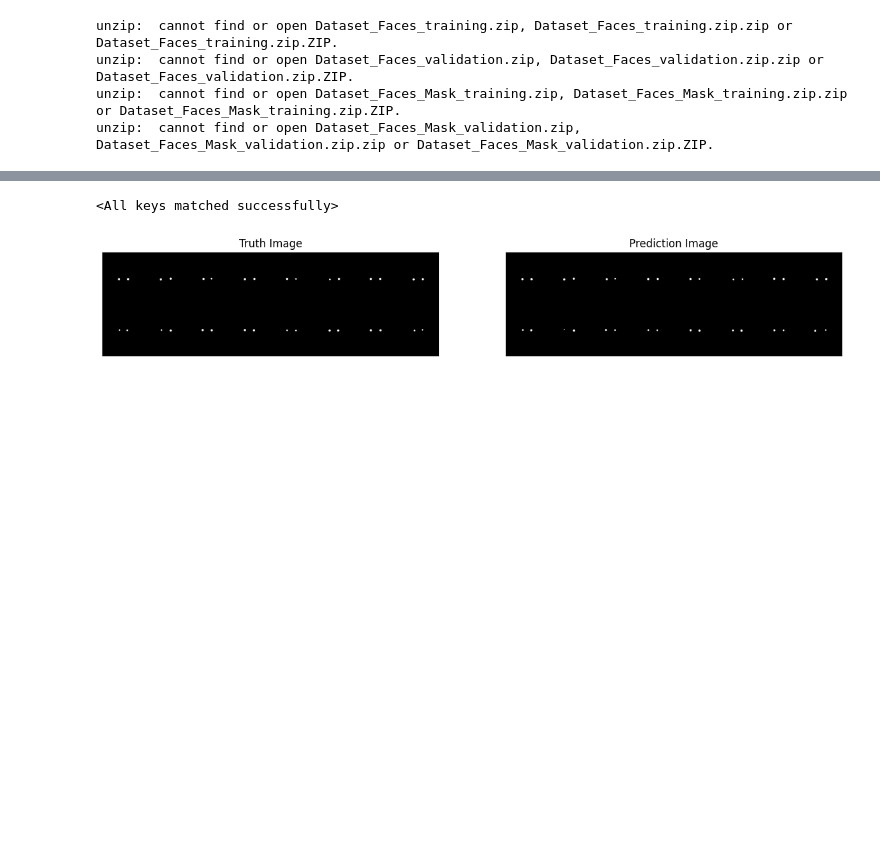
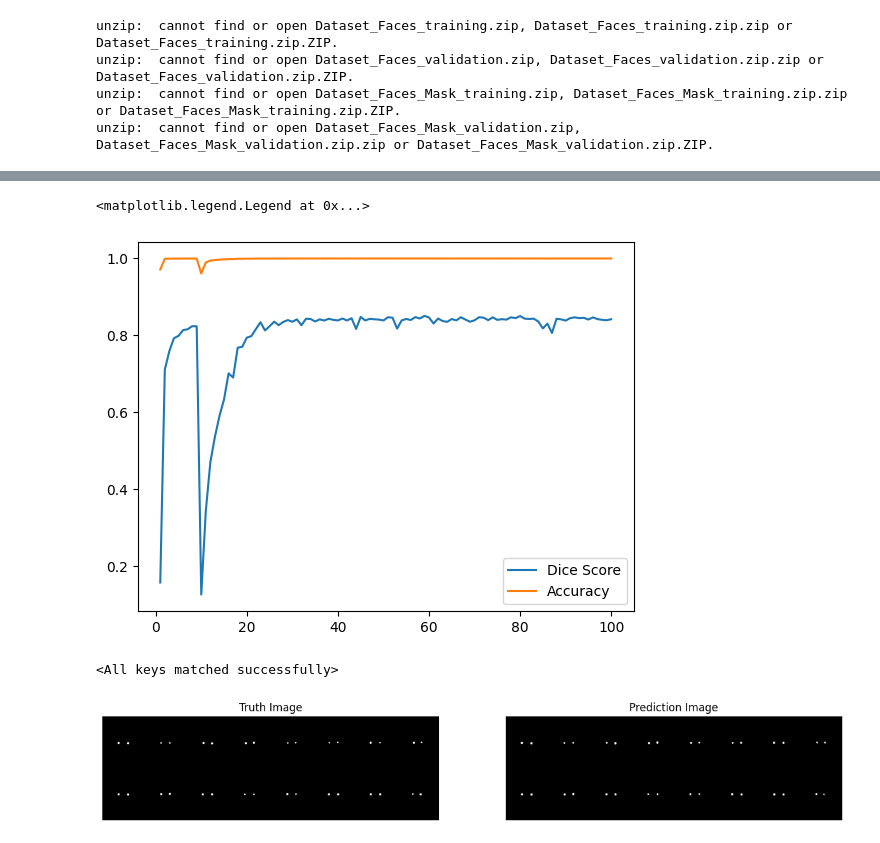
Before and after one commit to Shifoue/Portfolio, a Jupyter notebook: Eye_Segmentation_Project/UNET.ipynb, the cells around one changed output, grey strips where cells are left out. Drawn from its saved outputs; the diff is of its cells as text; code cells hidden in the pictures; blank space fills up the shorter version.

Commit message:
Upgraded Dice Score, saved best model and implemented Loss evolution plot

```diff
--- a/Eye_Segmentation_Project/UNET.ipynb
+++ b/Eye_Segmentation_Project/UNET.ipynb
@@ -160,10 +159,10 @@ import torchvision.transforms as transforms
 # %%
 #Hyperparamters
 
-LEARNING_RATE = 1e-4
+LEARNING_RATE = 1e-4 #1e-2 for SGD 1e-4 ADAM
 DEVICE = "cuda" if torch.cuda.is_available() else "cpu"
 BATCH_SIZE = 16
-NUM_EPOCHS = 50
+NUM_EPOCHS = 100
 NUM_WORKERS = 2
 IMAGE_HEIGHT = 218
 IMAGE_WIDTH = 178
@@ -228,7 +227,7 @@ def check_accuracy(loader, model, device="cuda"):
 
     model.train()
 
-    return dice_score/len(loader)
+    return dice_score/len(loader), num_correct/num_pixels
 
 def save_predictions_as_imgs(loader, model, folder = SAVE_DIR, device="cuda"):
     if not os.path.exists(folder):
@@ -317,7 +316,11 @@ UNET = myUNET(in_channels=3, out_channels=1).to(DEVICE) #for multiple classes ch
 #loss_fn = nn.BCEWithLogitsLoss() # for multiple classes use cross entropy
 
 loss_fn = DiceLoss() #Needed to force the NN to chose another strategy than putting every pixel to white
-optimizer = optim.Adam(UNET.parameters(), lr=LEARNING_RATE)
+
+#optimizer = optim.Adam(UNET.parameters(), lr=LEARNING_RATE)
+optimizer = optim.AdamW(UNET.parameters(), lr=LEARNING_RATE)
+#optimizer = optim.SGD(UNET.parameters(), lr=LEARNING_RATE, momentum=0.9)
+#optimizer = optim.SGD(UNET.parameters(), lr=LEARNING_RATE, momentum=0.9, nesterov=True)
 
 train_loader, val_loader = get_loaders(
     IMG_DIR_TRAIN,
@@ -335,6 +338,9 @@ scaler = torch.cuda.amp.GradScaler()
 
 old_dice = 0
 
+dice_score_list = []
+accuracies = []
+
 for epoch in range(NUM_EPOCHS):
     #print(train_loader)
     train(train_loader, UNET, optimizer, loss_fn, scaler)
@@ -344,11 +350,13 @@ for epoch in range(NUM_EPOCHS):
         "optimizer": optimizer.state_dict()
     }
 
-    dice_score = check_accuracy(val_loader, UNET, device=DEVICE)
+    dice_score, accuracy = check_accuracy(val_loader, UNET, device=DEVICE)
+    dice_score_list.append(dice_score.cpu())
+    accuracies.append(accuracy.cpu())
 
     if old_dice < dice_score :
       save_checkpoint(checkpoint)
       old_dice = dice_score
 
-    save_predictions_as_imgs(val_loader, UNET, folder="/content/Saved_Images", device=DEVICE)
+      save_predictions_as_imgs(val_loader, UNET, folder="/content/Saved_Images", device=DEVICE)
 # %% [output]
@@ -389,3 +396,12 @@ Dice score 0.8334044814109802
+# %%
+from matplotlib import pyplot as plt
+
+plt.plot(range(1, NUM_EPOCHS+1), dice_score_list, label='Dice Score')
+plt.plot(range(1, NUM_EPOCHS+1), accuracies, label='Accuracy')
+plt.legend()
+# %% [output]
+<matplotlib.legend.Legend at 0x...>
+[figure, added]
 # %%
 checkpoint = torch.load("/content/checkpoint.pth")
 
```
Also changed, not shown: parts of 3 cells of this notebook.
